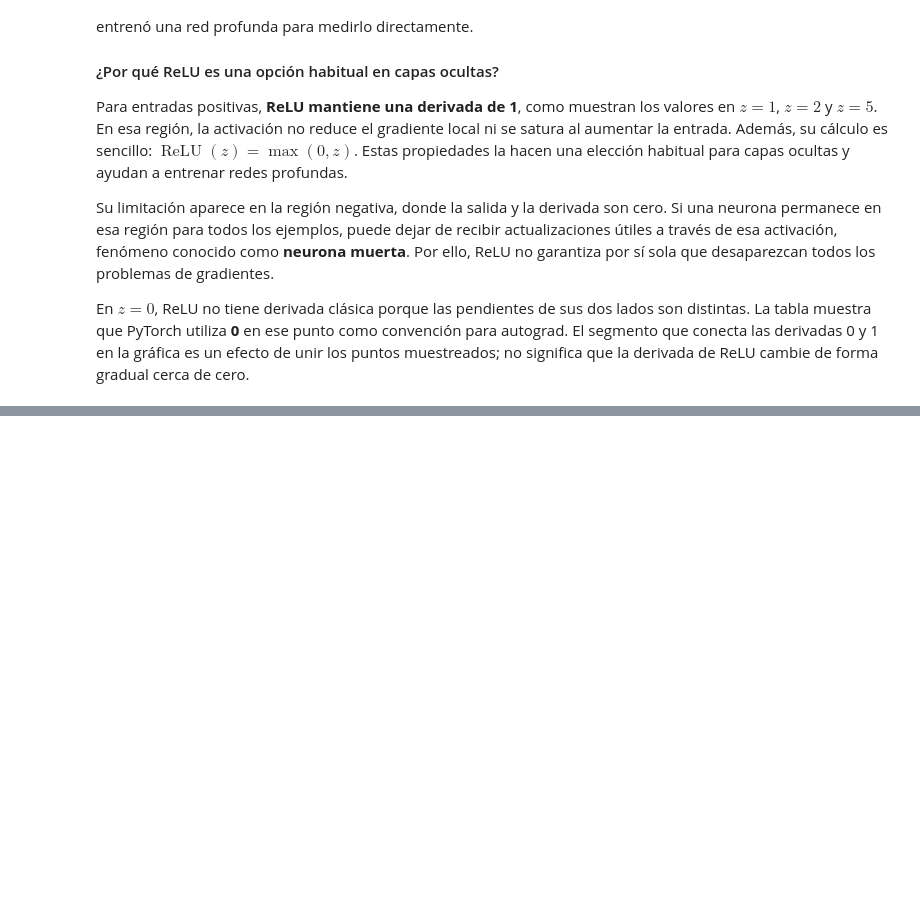
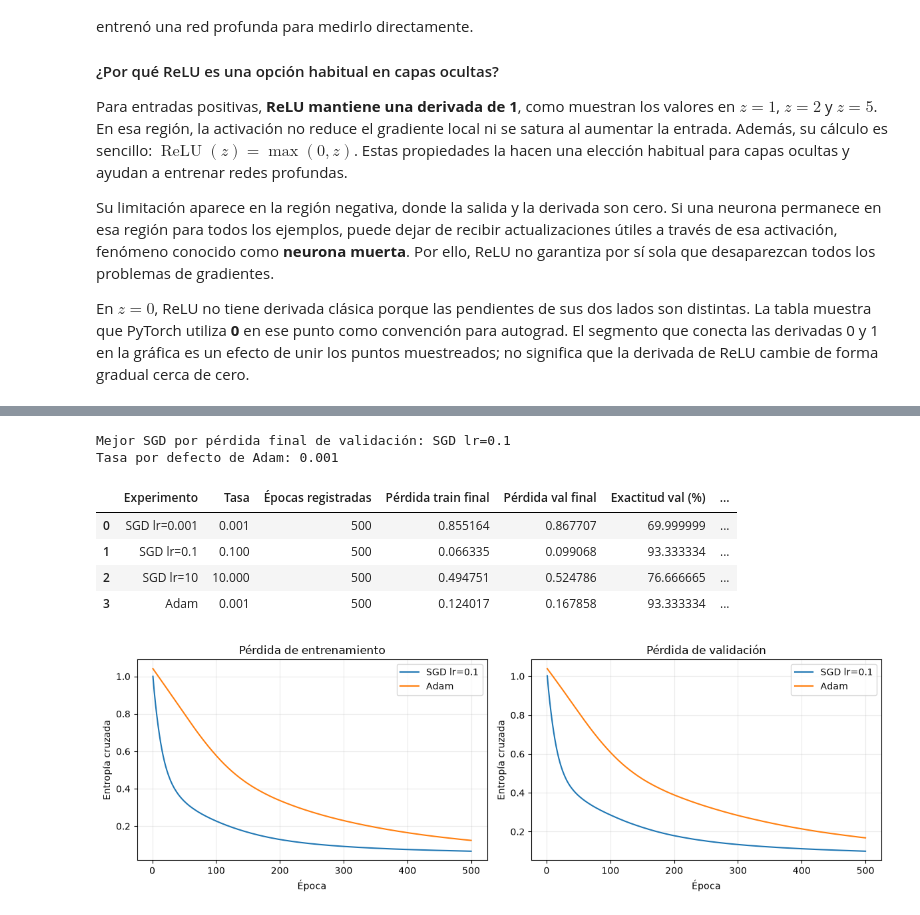
Before and after one commit to Jtanchezz/NLP, a Jupyter notebook: Lab8/lab8.ipynb, the cells around one changed output, grey strips where cells are left out. Cells and saved outputs as stored; diff of their text form; code cells hidden in the pictures; blank space fills up the shorter version.

```diff
--- a/Lab8/lab8.ipynb
+++ b/Lab8/lab8.ipynb
@@ -443,0 +690,35 @@ En **$z=0$**, ReLU no tiene derivada clásica porque las pendientes de sus dos l
+# %%
+candidatos_sgd = {
+    nombre: datos for nombre, datos in experimentos_iris.items()
+    if datos["estado"] == "Completado" and np.isfinite(datos["val_loss"])
+}
+if not candidatos_sgd:
+    raise RuntimeError("Ningún SGD terminó con pérdida finita; revisa las salidas.")
+mejor_sgd_nombre = min(candidatos_sgd, key=lambda nombre: candidatos_sgd[nombre]["val_loss"])
+experimentos_iris["Adam"] = entrenar_iris("Adam")
+print("Mejor SGD por pérdida final de validación:", mejor_sgd_nombre)
+print("Tasa por defecto de Adam:", experimentos_iris["Adam"]["lr"])
+display(tabla_experimentos_iris(experimentos_iris))
+
+fig, ejes = plt.subplots(1, 2, figsize=(12, 4))
+for nombre in [mejor_sgd_nombre, "Adam"]:
+    historial = experimentos_iris[nombre]["historial"]
+    for eje, clave in zip(ejes, ["train_loss", "val_loss"]):
+        perdidas = np.asarray(historial[clave])
+        eje.plot(historial["epoca"], np.where(np.isfinite(perdidas), perdidas, np.nan),
+                 label=nombre)
+for eje, titulo in zip(ejes, ["Pérdida de entrenamiento", "Pérdida de validación"]):
+    eje.set(title=titulo, xlabel="Época", ylabel="Entropía cruzada")
+    eje.legend()
+    eje.grid(alpha=0.25)
+plt.tight_layout()
+plt.show()
+# %% [output]
+Mejor SGD por pérdida final de validación: SGD lr=0.1
+Tasa por defecto de Adam: 0.001
+|  | Experimento | Tasa | Épocas registradas | Pérdida train final | Pérdida val final | Exactitud val (%) | ... |
+| 0 | SGD lr=0.001 | 0.001 | 500 | 0.855164 | 0.867707 | 69.999999 | ... |
+| 1 | SGD lr=0.1 | 0.100 | 500 | 0.066335 | 0.099068 | 93.333334 | ... |
+| 2 | SGD lr=10 | 10.000 | 500 | 0.494751 | 0.524786 | 76.666665 | ... |
+| 3 | Adam | 0.001 | 500 | 0.124017 | 0.167858 | 93.333334 | ... |
+[figure, added]
```
Also changed, not shown: parts of 16 cells of this notebook.
